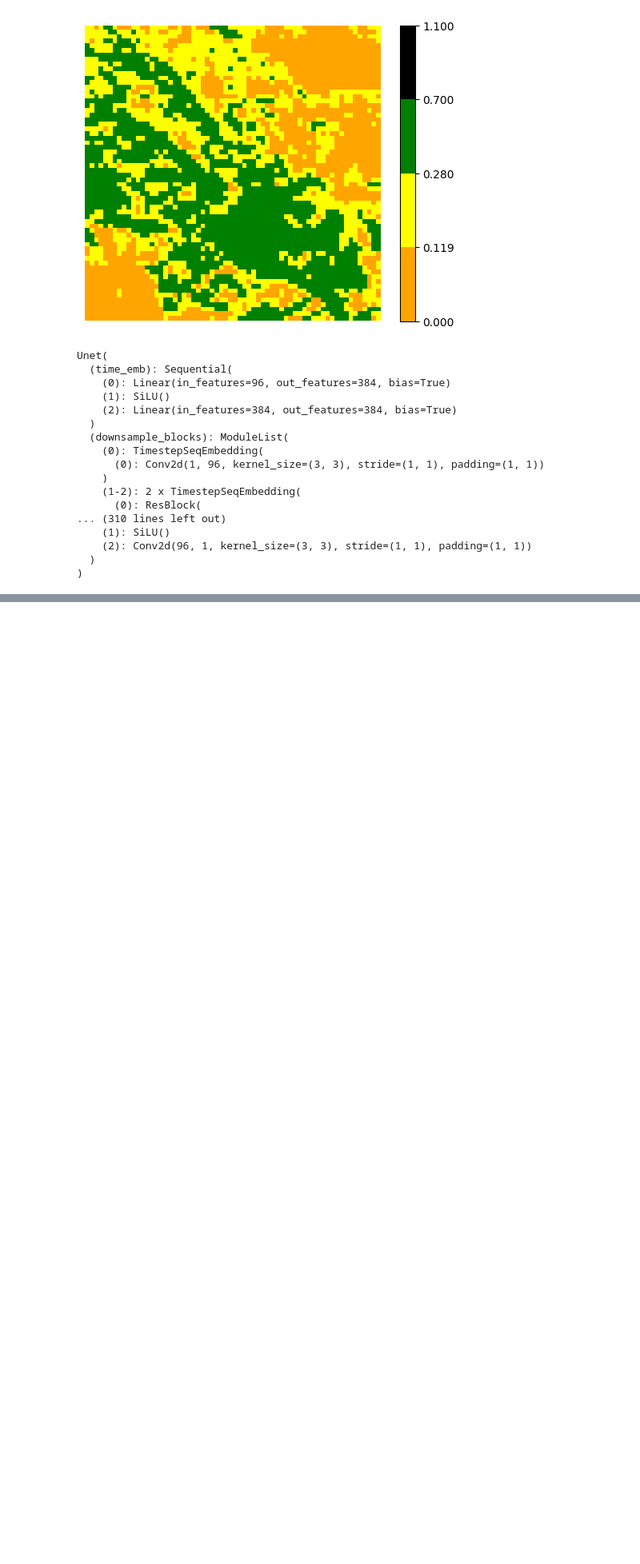
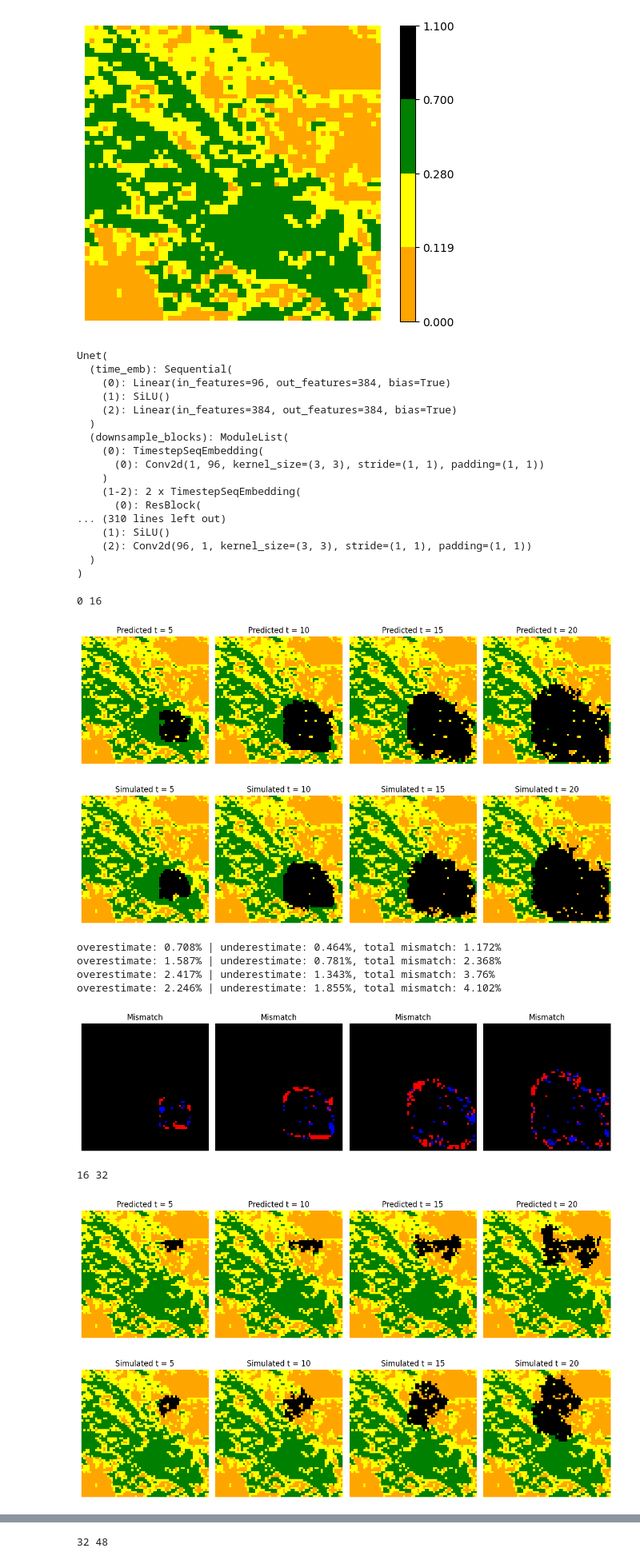
Before and after one commit to AnirbitGhosh/Msc-Project, a Jupyter notebook: src/evaluation/sequential_predictions.ipynb, the cells around one changed output, grey strips where cells are left out. Shown at 80% size. Saved outputs shown, nothing was run; the diff lists cells and outputs as text; code cells hidden in the pictures; blank space fills up the shorter version.

Commit message:
Sequential Predictions, Sequential Distribution maps, figure plots, remove redundant files

```diff
--- a/src/evaluation/sequential_predictions.ipynb
+++ b/src/evaluation/sequential_predictions.ipynb
@@ -19,9 +19,11 @@ project_root = os.path.abspath("..")
 if project_root not in sys.path:
     sys.path.append(project_root)
 
-from model.diffusion.diffusion_proc import Diffusion, linear_noise_schedule
-from model.diffusion.unet import Unet
-from model.diffusion.dataset import CondSeqImageDataset
+from diffusion_proc import Diffusion, linear_noise_schedule
+from unet import Unet
+from dataset import CondSeqImageDataset
+
+VOL_PATH = "/vol/bitbucket/ag323"
 # %%
-DATA_DIR =  "C:/Users/Anirbit/Desktop/MSc/Ind Project/Msc-Project/data/evaluation_data" # os.path.join(VOL_PATH, "diss_ag/data/frame_data_dist/state_2")
-MODEL_PATH = "C:/Users/Anirbit/Desktop/MSc/Ind Project/Msc-Project/results/ckpts/gde_ensemble_model_4_64x64_simData_10000samples_fixedParams.pt"
+DATA_DIR = os.path.join(VOL_PATH, "diss_ag/data/evaluation_data") #"C:/Users/Anirbit/Desktop/MSc/Ind Project/Msc-Project/data/evaluation_data"
+MODEL_PATH = os.path.join(VOL_PATH, "diss_ag/results/ckpts/gde_ensemble_model_4_64x64_simData_10000samples_fixedParams.pt") # "C:/Users/Anirbit/Desktop/MSc/Ind Project/Msc-Project/results/ckpts/gde_ensemble_model_4_64x64_simData_10000samples_fixedParams.pt"
@@ -40,10 +35,10 @@ cmap.set_under('0.75')
 bounds =  [0.0,0.1188,0.2798,0.7,1.1] #[0.0,0.2488,0.3098,0.7,1.1] # [1.0, 2.02, 2.27, 3.5, 5.1]
 norm = mpl.colors.BoundaryNorm(bounds, cmap.N)
 
-BACKGROUND_PATH = "C:/Users/Anirbit/Desktop/MSc/Ind Project/Msc-Project/data/background.mpy"
+BACKGROUND_PATH = os.path.join(VOL_PATH, "diss_ag/data/background.mpy") # "C:/Users/Anirbit/Desktop/MSc/Ind Project/Msc-Project/
 with open(BACKGROUND_PATH, 'rb') as f:
     background_img = pickle.load(f)
-    print(np.max(background_img), np.min(background_img), np.mean(background_img))
+    print(background_img.shape)
 
 plt.imshow(background_img, cmap=cmap, norm=norm)
 plt.colorbar()
@@ -51,5 +46,5 @@ plt.axis("off")
 plt.show()
 
 # binary custom cmap
-binary_cmap = mpl.colors.ListedColormap(['cyan', 'yellow'])
+binary_cmap = mpl.colors.ListedColormap(['blue', 'black', 'red'])
 # %% [output]
@@ -209,0 +226,45 @@ def compute_pixel_mismatch(image1, image2):
+# %%
+batch_size = 16
+for batch in range(10):
+    start_index = batch * batch_size
+    end_index = start_index + batch_size
+    print(start_index, end_index)
+
+    data = [simulated_data[i] for i in range(start_index, end_index)]
+
+    input_img = data[0][1]
+
+    outputs = generate_predictions(input_img, diffusion)
+
+    plot_images_in_row(outputs, type_output="predicted")
+
+    ground_truth = []
+    for i in range(0, len(data), 5):
+        ground_truth.append(data[i][0].squeeze())
+
+    plot_images_in_row(ground_truth)
+
+    mismatch = []
+    mismatch_percentages = []
+    for i in range(4):
+        predicted = outputs[i]
+        simulated = ground_truth[i]
+        mismatch_image, over_under_estimate, over_percent, under_percent, mismatch_percentage  = compute_pixel_mismatch(predicted, simulated)
+        mismatch.append(over_under_estimate)
+        mismatch_percentages.append((over_percent, under_percent, mismatch_percentage))
+        print(f"overestimate: {over_percent}% | underestimate: {under_percent}%, total mismatch: {mismatch_percentage}%")
+
+
+    plot_images_in_row(mismatch, type_output="mismatch", mismatch_stat=mismatch_percentages)
+# %% [output]
+0 16
+[figure, added]
+[figure, added]
+overestimate: 0.708% | underestimate: 0.464%, total mismatch: 1.172%
+overestimate: 1.587% | underestimate: 0.781%, total mismatch: 2.368%
+overestimate: 2.417% | underestimate: 1.343%, total mismatch: 3.76%
+overestimate: 2.246% | underestimate: 1.855%, total mismatch: 4.102%
+[figure, added]
+16 32
+[figure, added]
+[figure, added]
@@ -209,0 +276 @@ def compute_pixel_mismatch(image1, image2):
+32 48
```
Also changed, not shown: parts of 6 cells of this notebook, 6 other files.
